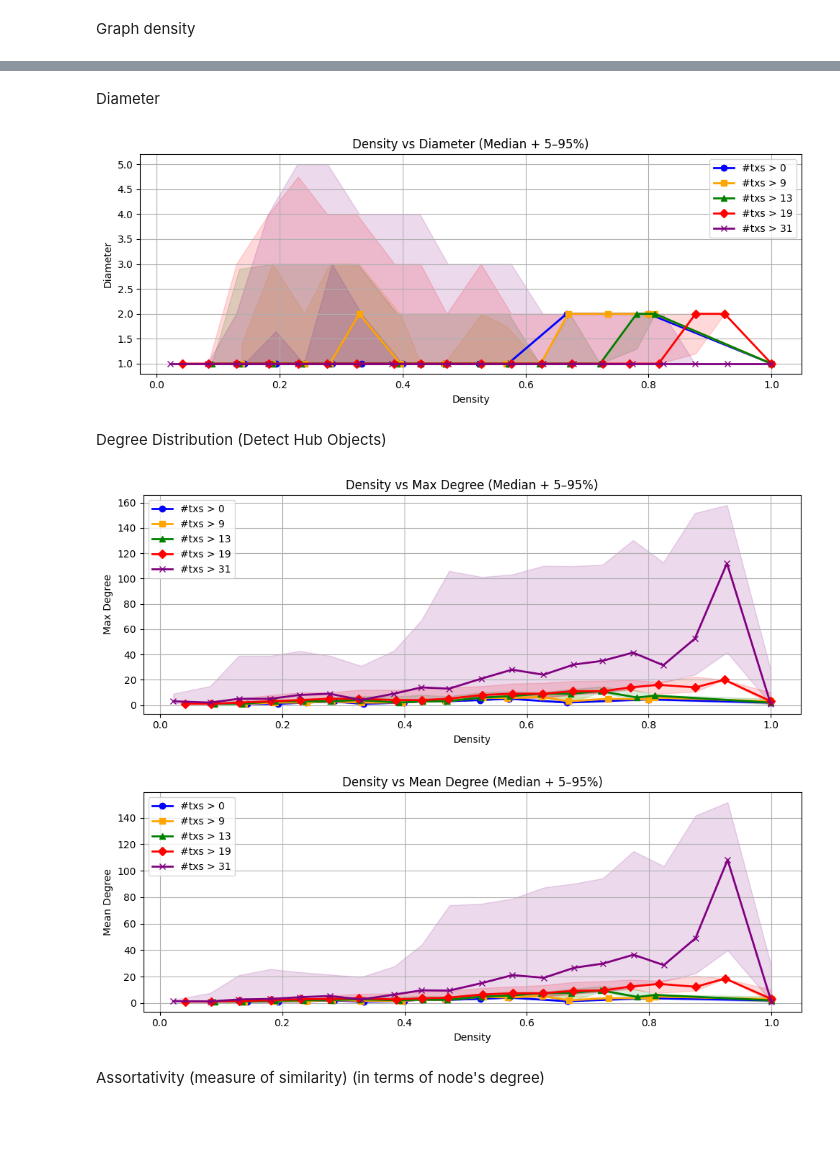
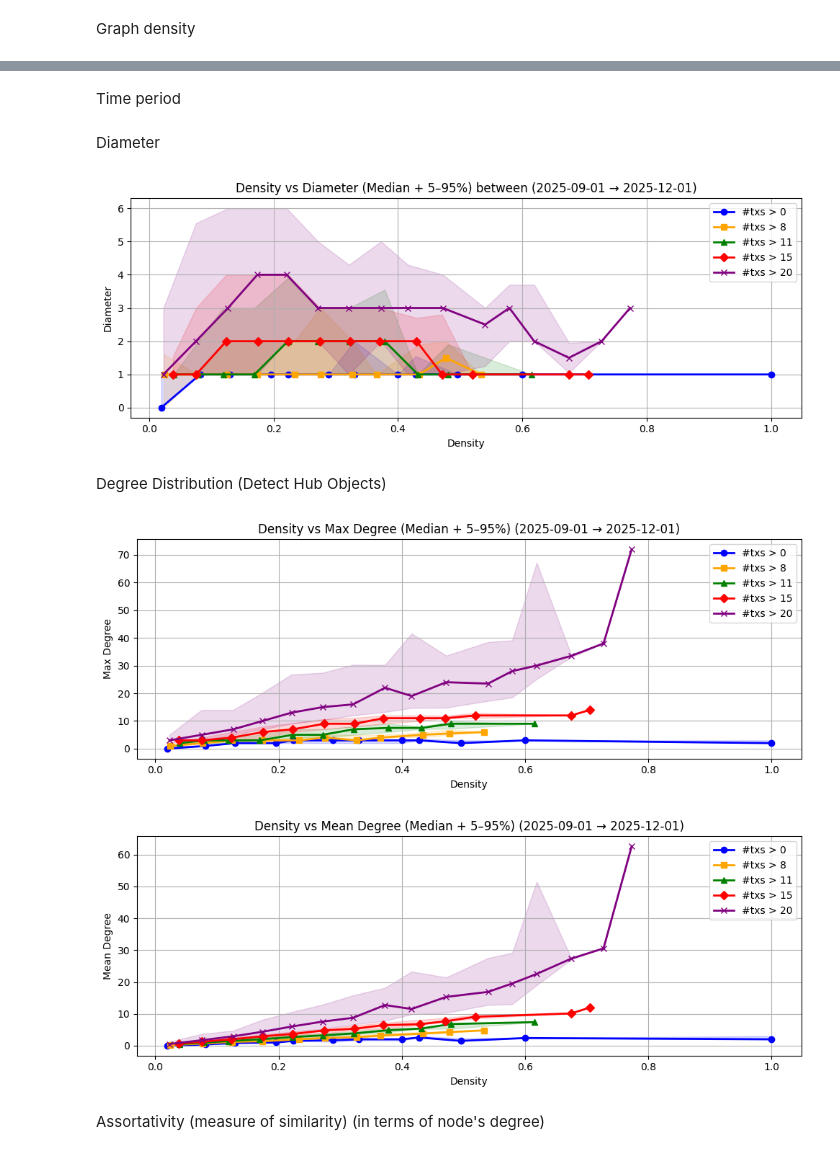
Before and after one commit to krdecade-0/sui_analysis_code, a Jupyter notebook: analysis.ipynb, the cells around one changed output, grey strips where cells are left out. Cells and saved outputs as stored; diff of their text form; code cells hidden in the pictures; blank space fills up the shorter version.

```diff
--- a/analysis.ipynb
+++ b/analysis.ipynb
@@ -428,10 +481,16 @@ plt.show()
 # %% [markdown]
 Graph density
 # %%
-density = {cp: nx.density(G) for cp, G in graphs.items()}
+rows = []
 
-# Convert density dict → DataFrame
-df_density = pd.DataFrame(list(density.items()), columns=["checkpoint", "density"])
+for cp, G in graphs.items():
+    rows.append({
+        "checkpoint": cp,
+        "density": nx.density(G),
+        "timestamp": timestamps_by_cp[cp]
+    })
+
+df_density = pd.DataFrame(rows)
 # %%
 # Merge with ratio
 df_ratio = ratio.reset_index()
@@ -527,2 +586,7 @@ plt.show()
+# %% [markdown]
+Time period
+# %%
+start_time = pd.Timestamp("2025-09-01", tz="UTC")
+end_time   = pd.Timestamp("2025-12-01", tz="UTC")
 # %% [markdown]
 Diameter
@@ -529,30 +615,33 @@ Diameter
 # %%
-diameter = {}
+df_diameter = pd.DataFrame(
+    [
+        (cp, d, timestamps_by_cp[cp])
+        for cp, d in diameter.items()
+    ],
+    columns=["checkpoint", "diameter", "timestamp"]
+)
 
-for cp, G in graphs.items():
-    # Skip empty or trivial graphs
-    if G.number_of_nodes() < 2:
-        diameter[cp] = 0
-        continue
+df_diameter["timestamp"] = pd.to_datetime(df_diameter["timestamp"], utc=True)
 
-    # DIAMETER (safe version: per connected component)
-    if nx.is_connected(G):
-        diameter[cp] = nx.diameter(G)
-    else:
-        diameter[cp] = max(
-            nx.diameter(G.subgraph(c))
-            for c in nx.connected_components(G)
-            if len(c) > 1
-        )
+df_diameter_period = df_diameter[
+    (df_diameter["timestamp"] >= start_time) &
+    (df_diameter["timestamp"] <= end_time)
+]
 
-df_diameter = pd.DataFrame(list(diameter.items()), columns=["checkpoint", "diameter"])
-
-# Merge: density + diameter + block size
+# Merge: density + diameter + checkpoint size + timestamp
 df_merge = (
     df_density
-    .merge(df_diameter, on="checkpoint", how="inner")
-    .merge(df_sizes.rename(columns={"size": "block_size"}), on="checkpoint", how="inner")
+    .merge(df_diameter_period[["checkpoint", "diameter"]],
+           on="checkpoint", how="inner")
+    .merge(df_sizes.rename(columns={"size": "block_size"}),
+           on="checkpoint", how="inner")
 )
+
+#df_merge = (
+#    df_density
+#    .merge(df_diameter, on="checkpoint", how="inner")
+#    .merge(df_sizes.rename(columns={"size": "block_size"}), on="checkpoint", how="inner")
+#)
 
 # Quantile thresholds for block size
 q25, q50, q75, q90 = np.percentile(df_merge["block_size"], [25, 50, 75, 90])
@@ -604,39 +693,35 @@ for i, (low, high) in enumerate(ranges):
     mask = ~stats["median"].isna()
     stats = stats[mask]
     centers = centers[mask]
 
     # 5–95% band
     plt.fill_between(
         centers,
         stats["p5"],
         stats["p95"],
         alpha=0.15,
         color=colors[i],
     )
 
     # Median curve
     plt.plot(
         centers,
         stats["median"],
         marker=markers[i],
         color=colors[i],
         linewidth=2,
         label=labels[i],
     )
 
 plt.xlabel("Density")
 plt.ylabel("Diameter")
-plt.title("Density vs Diameter (Median + 5–95%)")
+plt.title(f"Density vs Diameter (Median + 5–95%) between ({start_time.date()} → {end_time.date()})")
 plt.grid(True)
 plt.legend()
 plt.tight_layout()
 plt.show()
-
-# diameter 1 - complete graph (clique), all transactions in the graph conflict with each other
-# diameter 2 - star, transactions in the graph have concurrent access with a central transaction
-# result shows diameter mostly 1 with occasion 2, suggesting most concurrent writes are cliques
 # %% [output]
-[figure, old version]
+[figure, new version]
 # %% [markdown]
 Degree Distribution (Detect Hub Objects)
 # %%
@@ -737,13 +849,13 @@ for i, (low, high) in enumerate(ranges):
 
 plt.xlabel("Density")
 plt.ylabel("Max Degree")
-plt.title("Density vs Max Degree (Median + 5–95%)")
+plt.title(f"Density vs Max Degree (Median + 5–95%) ({start_time.date()} → {end_time.date()})")
 plt.grid(True)
 plt.legend()
 plt.tight_layout()
 plt.show()
 # %% [output]
-[figure, old version]
+[figure, new version]
 # %%
 # mean degree vs density
 plt.figure(figsize=(10, 4))
@@ -789,7 +901,7 @@ for i, (low, high) in enumerate(ranges):
 
 plt.xlabel("Density")
 plt.ylabel("Mean Degree")
-plt.title("Density vs Mean Degree (Median + 5–95%)")
+plt.title(f"Density vs Mean Degree (Median + 5–95%) ({start_time.date()} → {end_time.date()})")
 plt.grid(True)
 plt.legend()
 plt.tight_layout()
@@ -797,7 +909,7 @@ plt.show()
 
 # mean degree is similar to max degree due to graphs mostly being clique
 # %% [output]
-[figure, old version]
+[figure, new version]
 # %% [markdown]
 Assortativity (measure of similarity) (in terms of node's degree)
 # %%
```
Also changed, not shown: parts of 47 cells of this notebook, 1 other file.
